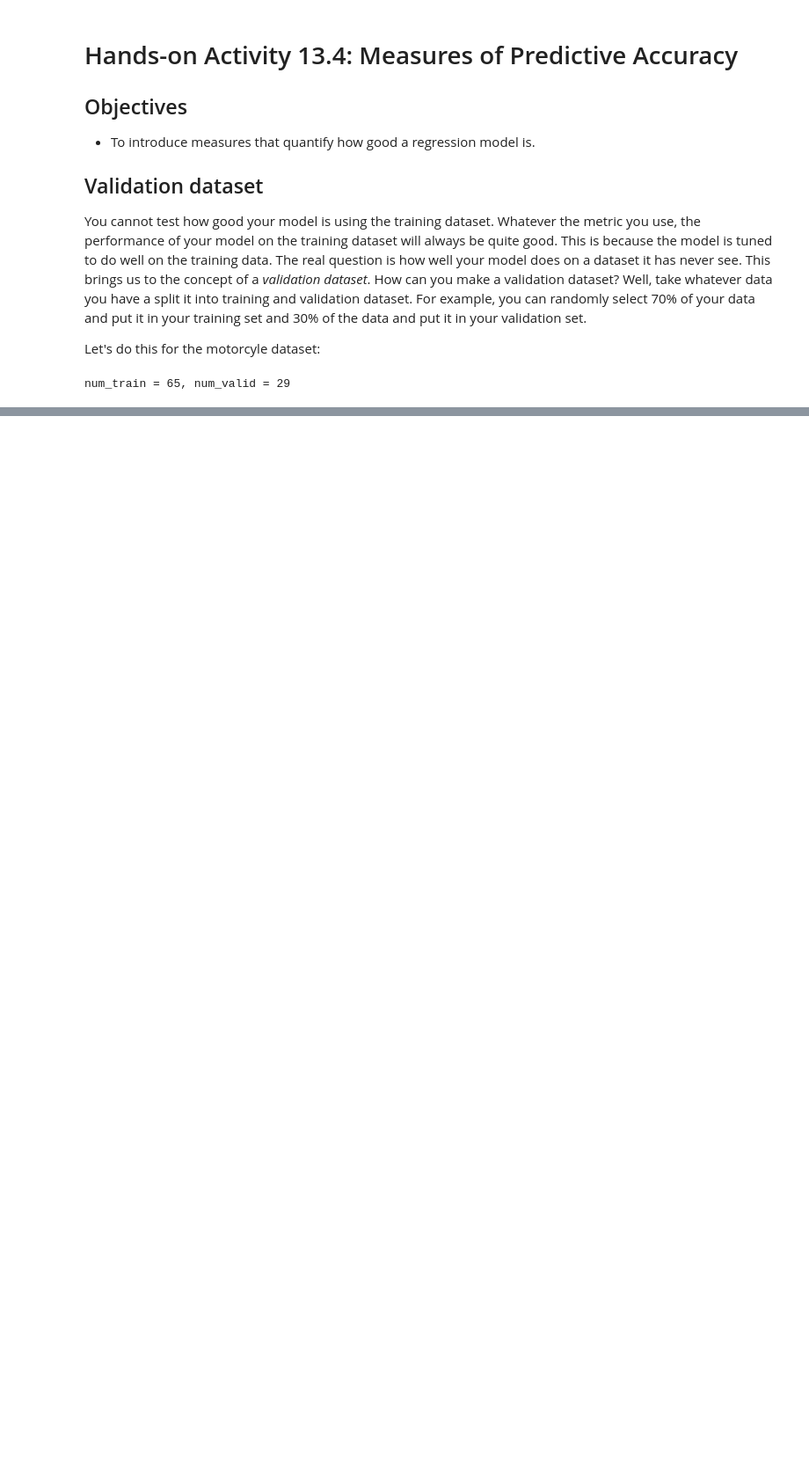
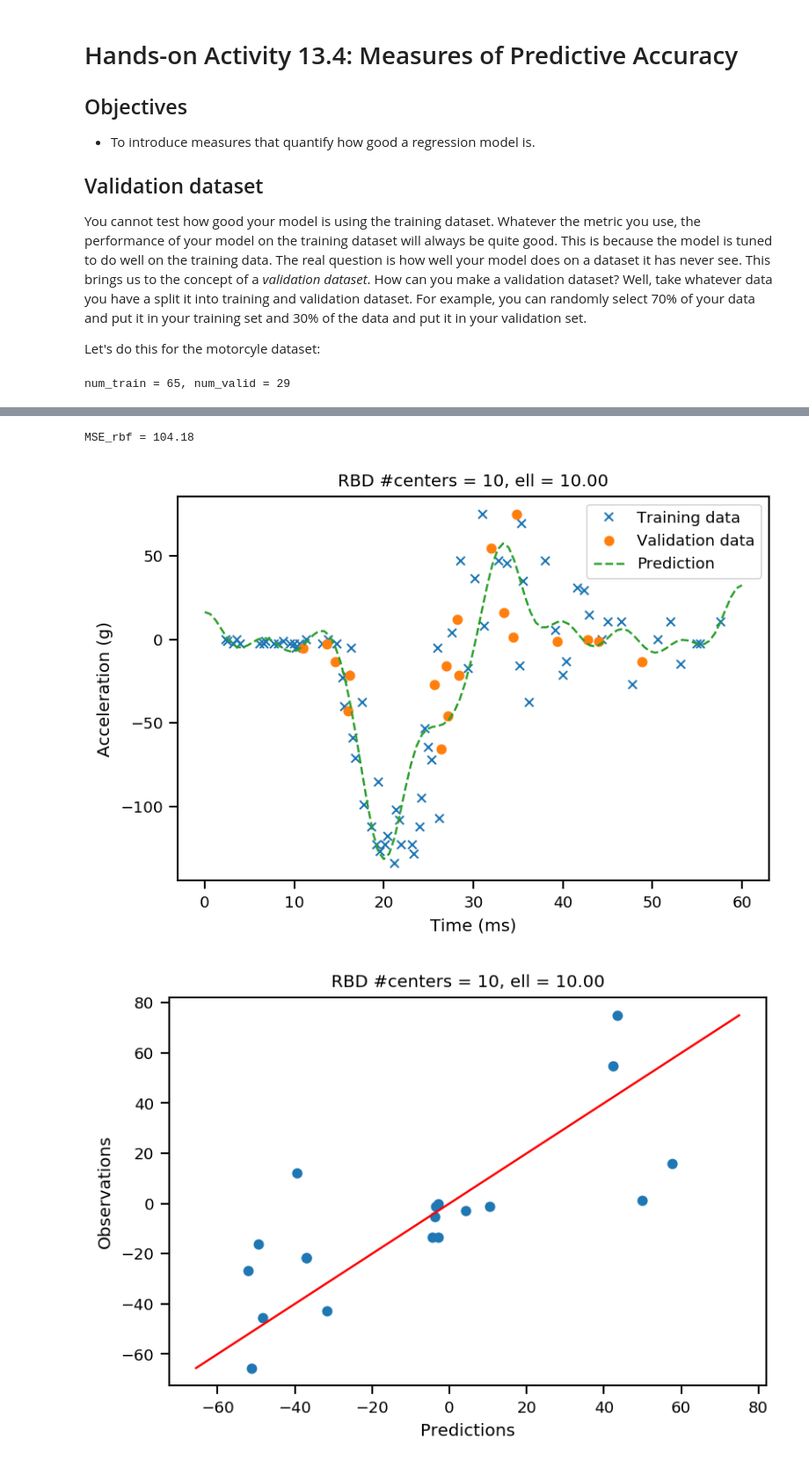
Before and after one commit to PredictiveScienceLab/data-analytics-se, a Jupyter notebook: activities/hands-on-13.4.ipynb, the cells around one changed output, grey strips where cells are left out. Shown at 88% size. Saved outputs shown, nothing was run; the diff lists cells and outputs as text; code cells hidden in the pictures; blank space fills up the shorter version.

```diff
--- a/activities/hands-on-13.4.ipynb
+++ b/activities/hands-on-13.4.ipynb
@@ -58,0 +175,36 @@ plt.legend(loc='best');
+# %%
+# Fit the RBF model
+rbf_centers = np.linspace(0.0, 60.0, 10)
+rbf_ell = 10
+Phi_rbf_train = get_rbf_design_matrix(x_train[:, None], rbf_centers, rbf_ell)
+w_rbf, _, _, _ = np.linalg.lstsq(Phi_rbf_train, y_train, rcond=None)
+# Plot the function when possible
+xx = np.linspace(0, 60, 100)
+Phi_rbf_xx = get_rbf_design_matrix(xx[:, None], rbf_centers, rbf_ell)
+yy_predict = np.dot(Phi_rbf_xx, w_rbf)
+fig, ax = plt.subplots(dpi=150)
+ax.set_title('RBD #centers = {0:d}, ell = {1:1.2f}'.format(rbf_centers.shape[0], rbf_ell))
+ax.plot(x_train, y_train, 'x', label='Training data')
+ax.plot(x_valid, y_valid, 'o', label='Validation data')
+ax.plot(xx, yy_predict, '--', label='Prediction')
+ax.set_xlabel('Time (ms)')
+ax.set_ylabel('Acceleration (g)')
+plt.legend(loc='best')
+# Make predictions on the validation data
+Phi_rbf_valid = get_rbf_design_matrix(x_valid[:, None], rbf_centers, rbf_ell)
+y_valid_predict = np.dot(Phi_rbf_valid, w_rbf)
+# Calculate the mean square error
+MSE_rbf = np.linalg.norm(y_valid_predict - y_valid)
+print('MSE_rbf = {0:1.2f}'.format(MSE_rbf))
+## Do the predictsions vs observations plots
+fig, ax = plt.subplots(dpi=150)
+ax.set_title('RBD #centers = {0:d}, ell = {1:1.2f}'.format(rbf_centers.shape[0], rbf_ell))
+ax.plot(y_valid_predict, y_valid, 'o')
+yys = np.linspace(y_valid.min(), y_valid.max(), 100)
+ax.plot(yys, yys, 'r-');
+ax.set_xlabel('Predictions')
+ax.set_ylabel('Observations');
+# %% [output]
+MSE_rbf = 104.18
+[figure, added]
+[figure, added]
```
Also changed, not shown: parts of 8 cells of this notebook, 1 other file.
